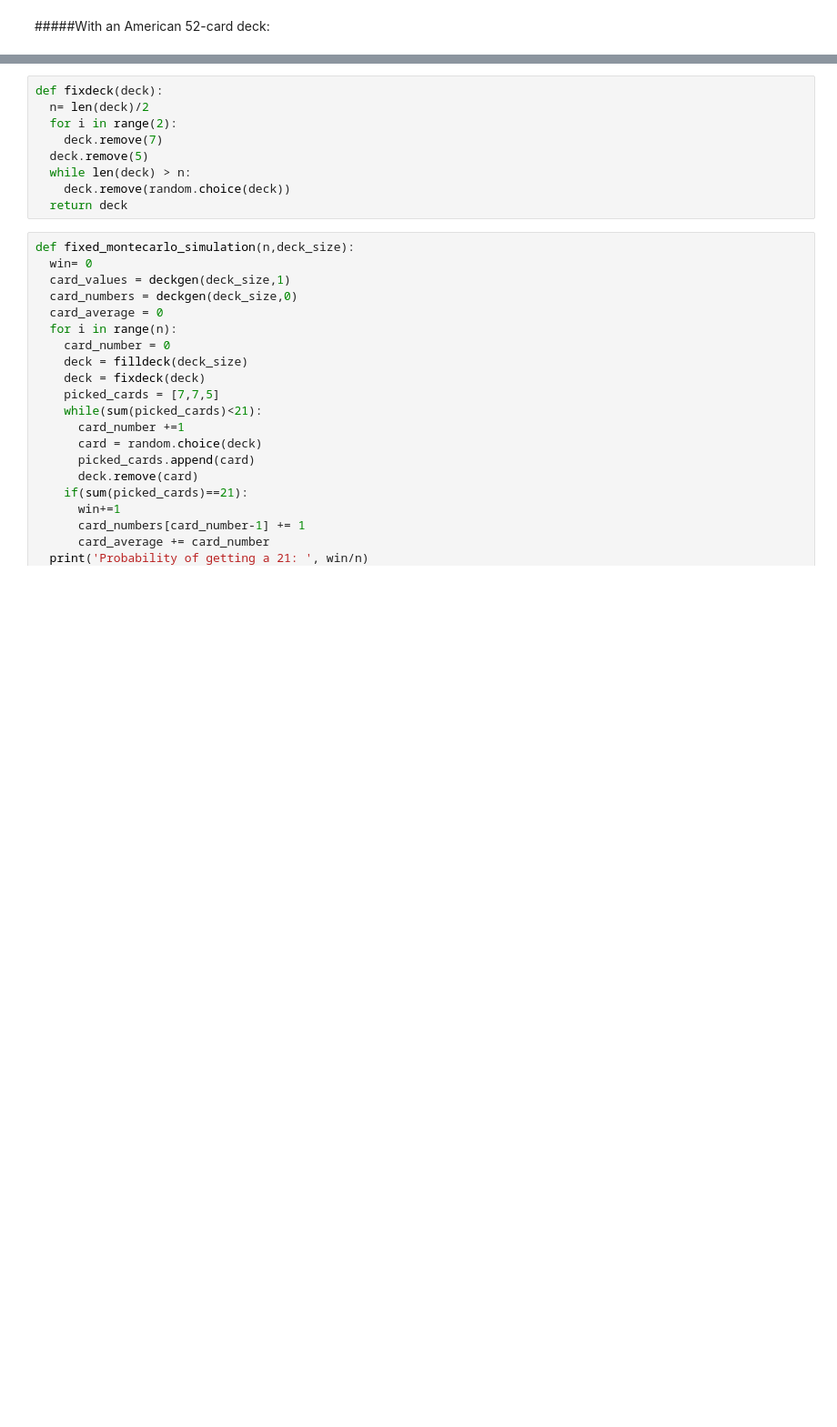
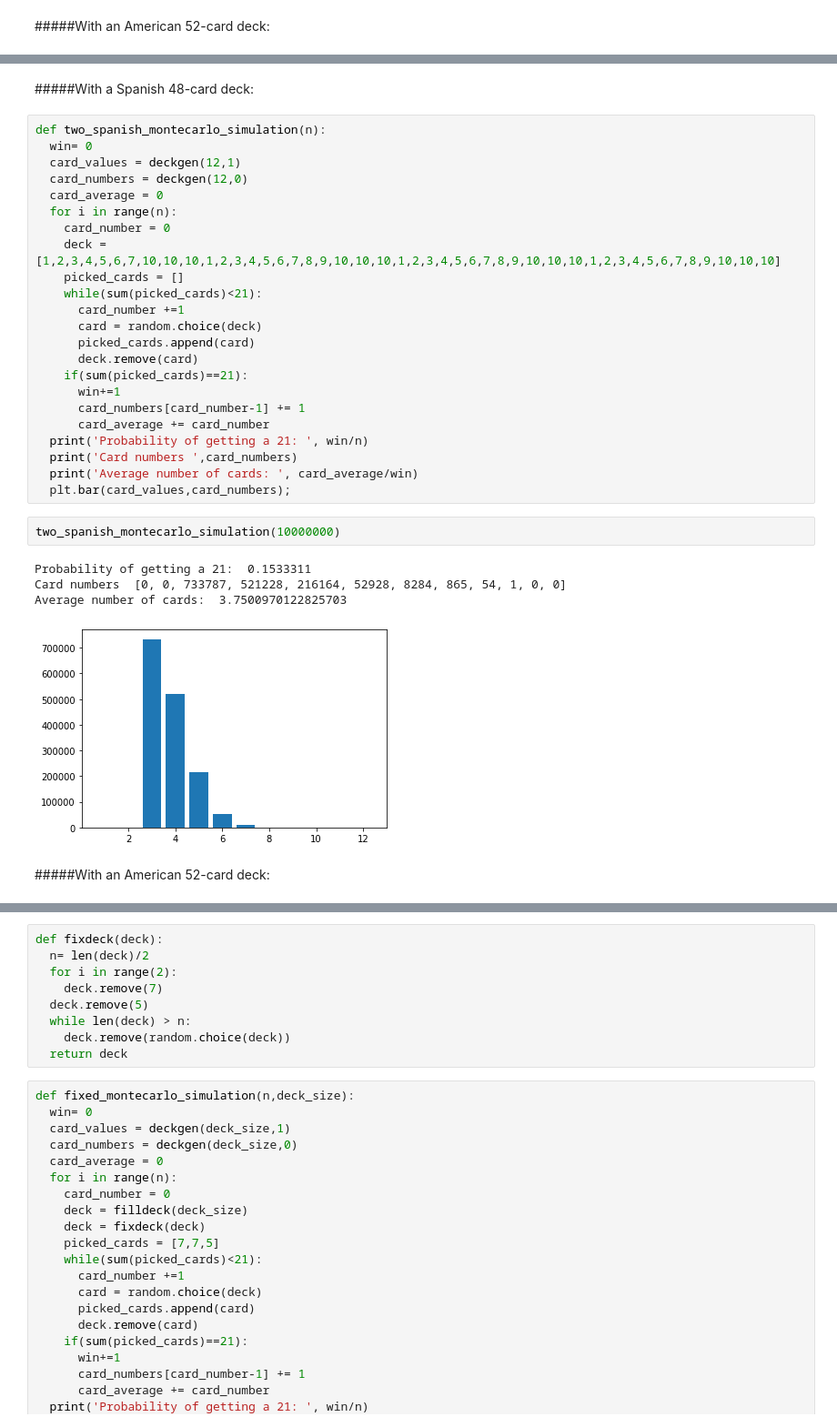
Before and after one commit to nhoyosp/AlgorithmsUN2021I, a Jupyter notebook: Lab10/nhoyosp21BlackjackGrClass02StGroup15.ipynb, the cells around one changed output, grey strips where cells are left out. Shown at 91% size. Cells and saved outputs as stored; diff of their text form; blank space fills up the shorter version.

```diff
--- a/Lab10/nhoyosp21BlackjackGrClass02StGroup15.ipynb
+++ b/Lab10/nhoyosp21BlackjackGrClass02StGroup15.ipynb
@@ -65,0 +68,34 @@ Average number of cards:  3.216402843896608
+# %% [markdown]
+#####With a Spanish 48-card deck:
+# %%
+def two_spanish_montecarlo_simulation(n):
+  win= 0
+  card_values = deckgen(12,1)
+  card_numbers = deckgen(12,0)
+  card_average = 0
+  for i in range(n):
+    card_number = 0
+    deck = [1,2,3,4,5,6,7,10,10,10,1,2,3,4,5,6,7,8,9,10,10,10,1,2,3,4,5,6,7,8,9,10,10,10,1,2,3,4,5,6,7,8,9,10,10,10]
+    picked_cards = []
+    while(sum(picked_cards)<21):
+      card_number +=1
+      card = random.choice(deck)
+      picked_cards.append(card)
+      deck.remove(card)
+    if(sum(picked_cards)==21):
+      win+=1
+      card_numbers[card_number-1] += 1
+      card_average += card_number
+  print('Probability of getting a 21: ', win/n)
+  print('Card numbers ',card_numbers)
+  print('Average number of cards: ', card_average/win)
+  plt.bar(card_values,card_numbers);
+# %%
+two_spanish_montecarlo_simulation(10000000)
+# %% [output]
+Probability of getting a 21:  0.1533311
+Card numbers  [0, 0, 733787, 521228, 216164, 52928, 8284, 865, 54, 1, 0, 0]
+Average number of cards:  3.7500970122825703
+[figure, added]
+# %% [markdown]
+#####With an American 52-card deck:
```
Also changed, not shown: parts of 14 cells of this notebook.
